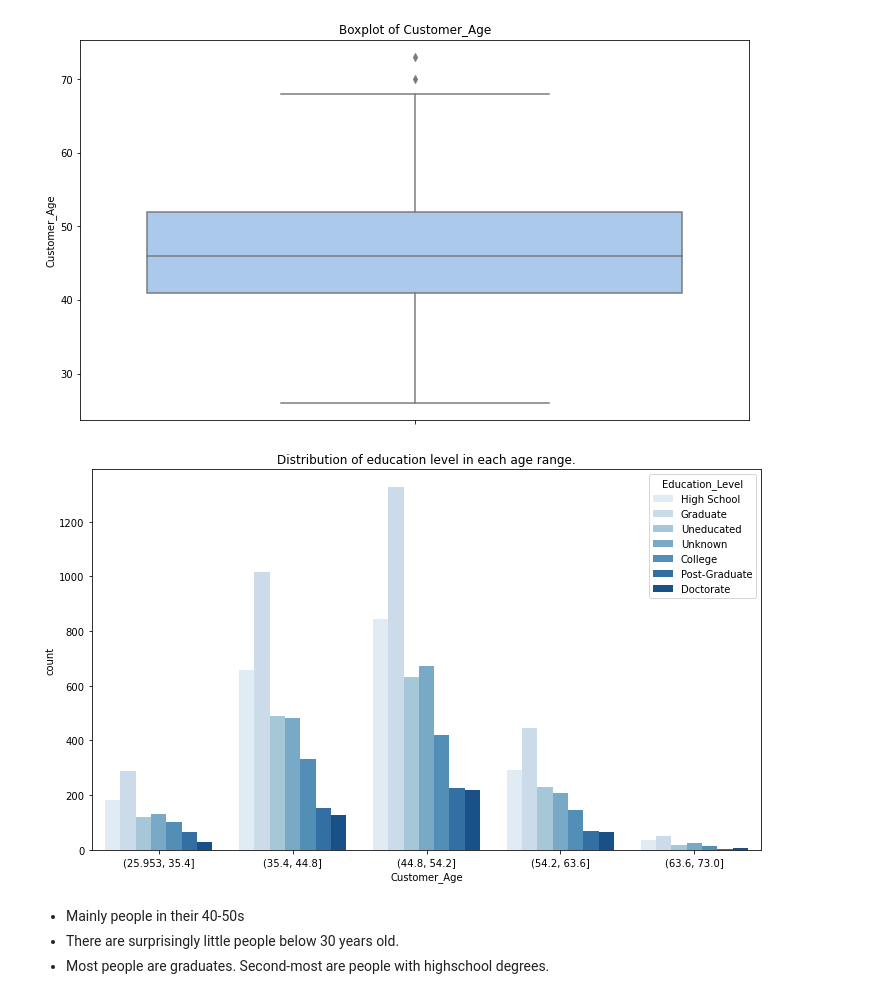
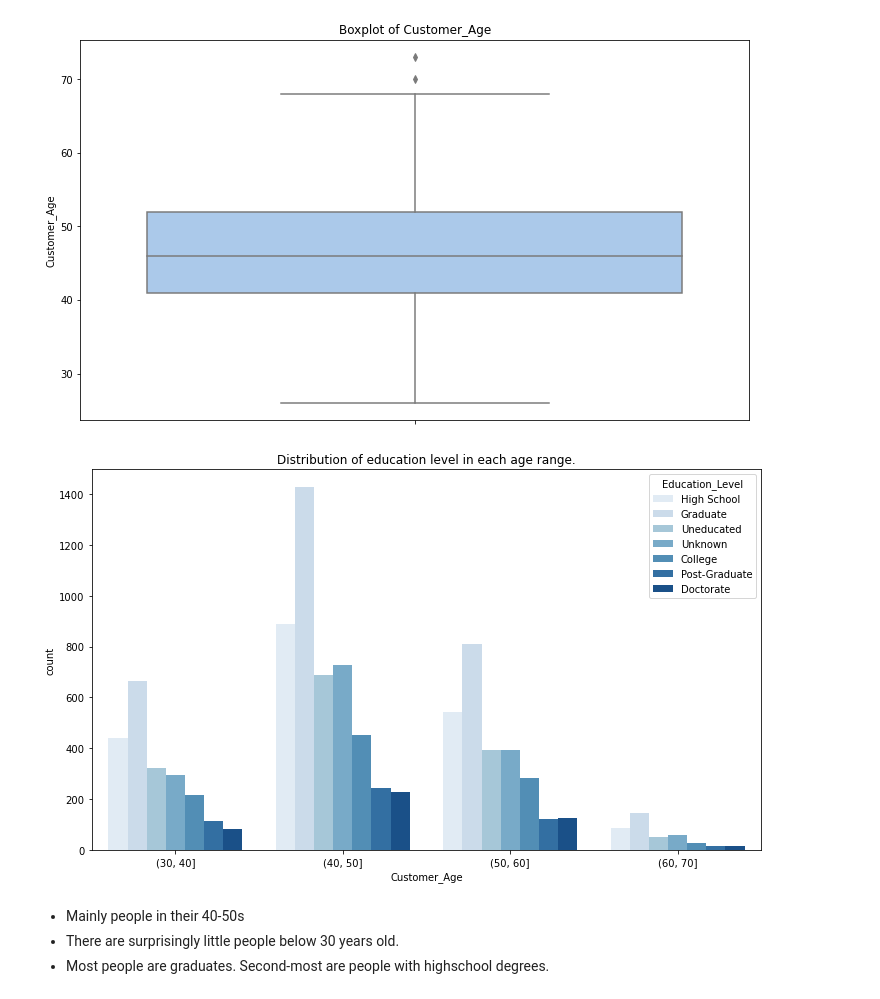
Before and after one commit to habuif/Credit_Card_Project, a Jupyter notebook: CVproject.ipynb, the cells around one changed output. Saved outputs shown, nothing was run; the diff lists cells and outputs as text; code cells hidden in the pictures.

Commit message:
Fixing graphs

```diff
--- a/CVproject.ipynb
+++ b/CVproject.ipynb
@@ -177,12 +177,12 @@ plot_box_plot('Customer_Age',None)
 [figure]
 # %%
 plt.figure(figsize=(12,7))
-sns.countplot(x=pd.cut(data['Customer_Age'],bins=5), hue=data['Education_Level'],palette='Blues')
+sns.countplot(x=pd.cut(data['Customer_Age'],bins=[30,40,50,60,70]), hue=data['Education_Level'],palette='Blues')
 
 plt.title('Distribution of education level in each age range.')
 plt.show()
 # %% [output]
-[figure, old version]
+[figure, new version]
 # %% [markdown]
 - Mainly people in their 40-50s
 - There are surprisingly little people below 30 years old.
```
Also changed, not shown: parts of 67 cells of this notebook, 3 other files.
